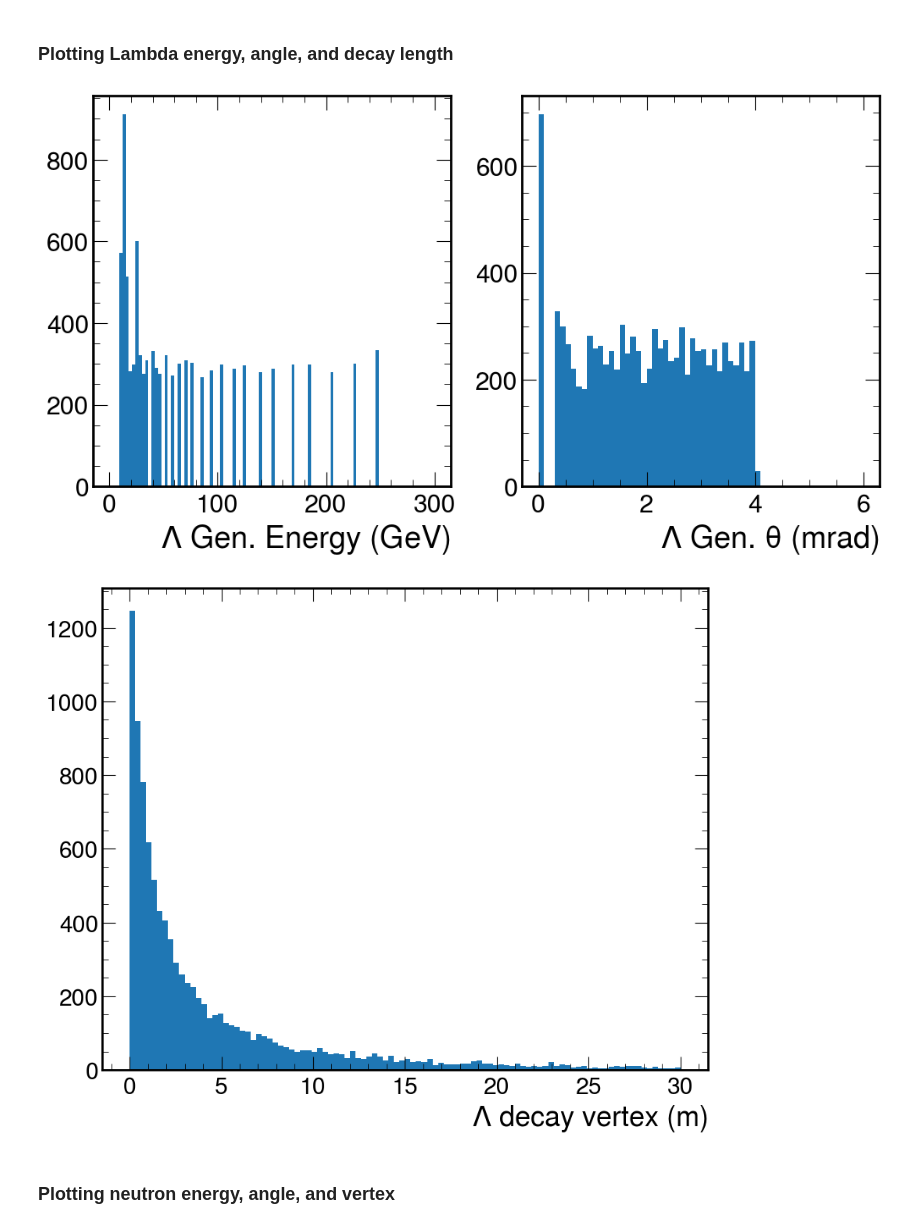
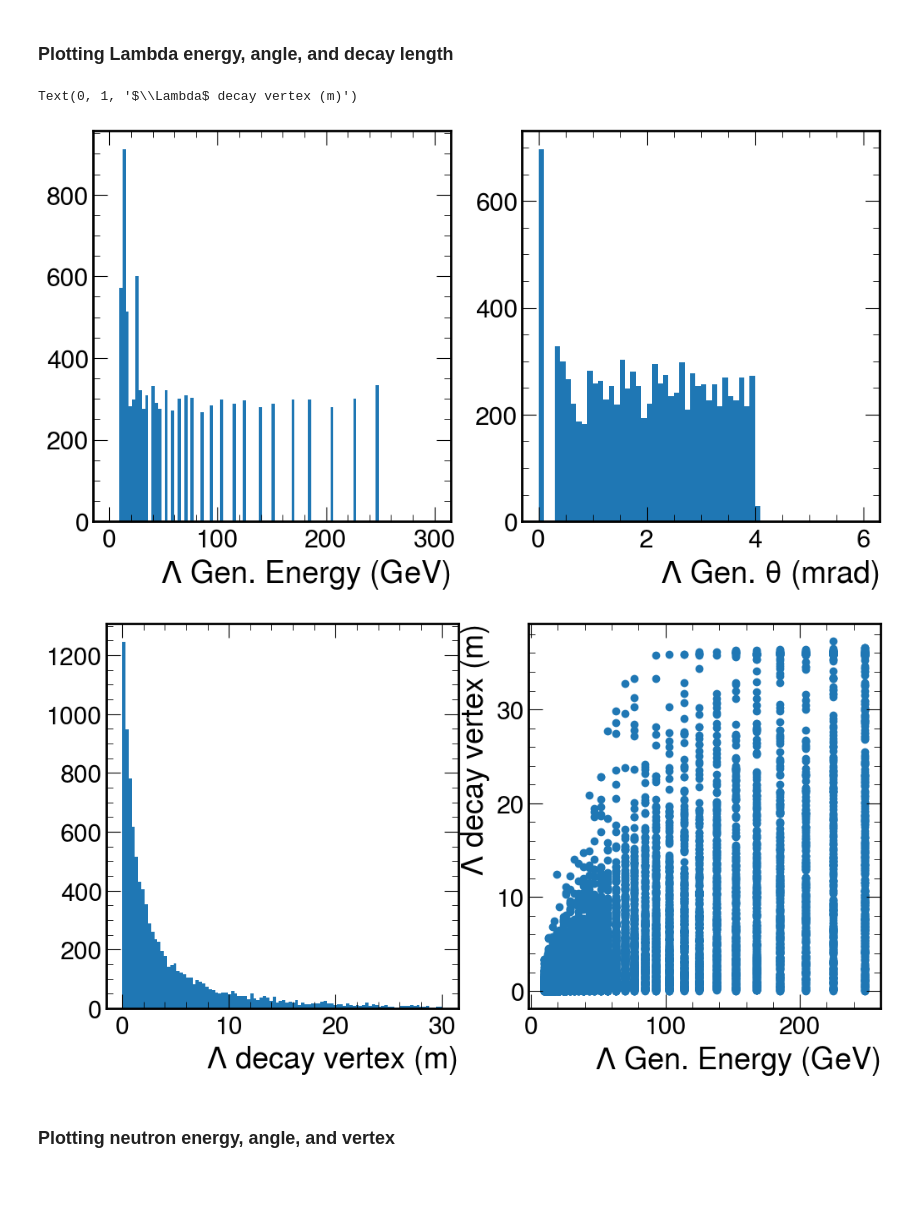
Before and after one commit to eiccodesign/regressiononly, a Jupyter notebook: notebooks/zdc_lambda_QA.ipynb, the cells around one changed output. Cells and saved outputs as stored; diff of their text form; code cells hidden in the pictures; blank space fills up the shorter version.

Commit message:
Added plot of vertex pos. vs energy, increased number of visualizations

```diff
--- a/notebooks/zdc_lambda_QA.ipynb
+++ b/notebooks/zdc_lambda_QA.ipynb
@@ -38,35 +26,41 @@ Number of events: 10000
 # %%
 # Mask to get lambda particle
 lambda_mask = (zdc_MC["MCParticles.PDG"]==3122) & (zdc_MC["MCParticles.generatorStatus"]==2)
 
 lambda_px = zdc_MC["MCParticles.momentum.x"][lambda_mask]
 lambda_py = zdc_MC["MCParticles.momentum.y"][lambda_mask]
 lambda_pz = zdc_MC["MCParticles.momentum.z"][lambda_mask]
 lambda_mass = zdc_MC["MCParticles.mass"][lambda_mask]
 
 # Calculating Lambda energy and angle
 lambda_mom = np.sqrt(lambda_px**2 + lambda_py**2 + lambda_pz**2)
 lambda_energy = np.sqrt(lambda_mom**2 + lambda_mass**2)
 lambda_theta = np.arccos(lambda_pz/lambda_mom)
 lambda_theta_deg = np.degrees(lambda_theta)
 
 fig, ((ax1, ax2)) = plt.subplots(1,2, figsize=(12,6))
 
 ax1.hist(ak.flatten(lambda_energy), bins = 100, range = [0, 300], histtype='stepfilled')
 ax1.set_xlabel("$\Lambda$ Gen. Energy (GeV)")
 
 ax2.hist(np.asarray(ak.flatten(lambda_theta))*1000, bins=60, range=[0, 6], histtype='stepfilled')
 ax2.set_xlabel("$\Lambda$ Gen. $\\theta$ (mrad)")
 
+fig2, ((ax3, ax4)) = plt.subplots(1,2, figsize=(12,6))
+
 # Getting Lambda end z position
 lambda_decay_vz = ak.flatten(zdc_MC["MCParticles.endpoint.z"][lambda_mask])
 
-fig = plt.figure(figsize=(10,8))
-plt.hist(lambda_decay_vz/1000., bins = 100, range = [0,30], histtype='stepfilled')
-plt.xlabel("$\Lambda$ decay vertex (m)");
+ax3.hist(lambda_decay_vz/1000., bins = 100, range = [0,30], histtype='stepfilled')
+ax3.set_xlabel("$\Lambda$ decay vertex (m)")
+
+ax4.scatter(ak.flatten(lambda_energy), lambda_decay_vz/1000.)
+ax4.set_xlabel("$\Lambda$ Gen. Energy (GeV)")
+ax4.set_ylabel("$\Lambda$ decay vertex (m)")
 # %% [output]
+Text(0, 1, '$\\Lambda$ decay vertex (m)')
 [figure]
-[figure, old version]
+[figure, new version]
 # %% [markdown]
 ### Plotting neutron energy, angle, and vertex
 # %%
```
Also changed, not shown: parts of 2 cells of this notebook.
